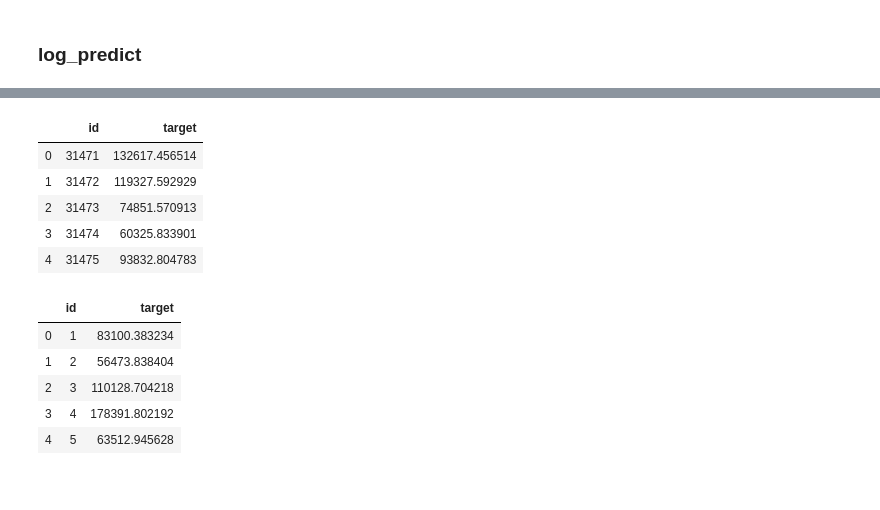
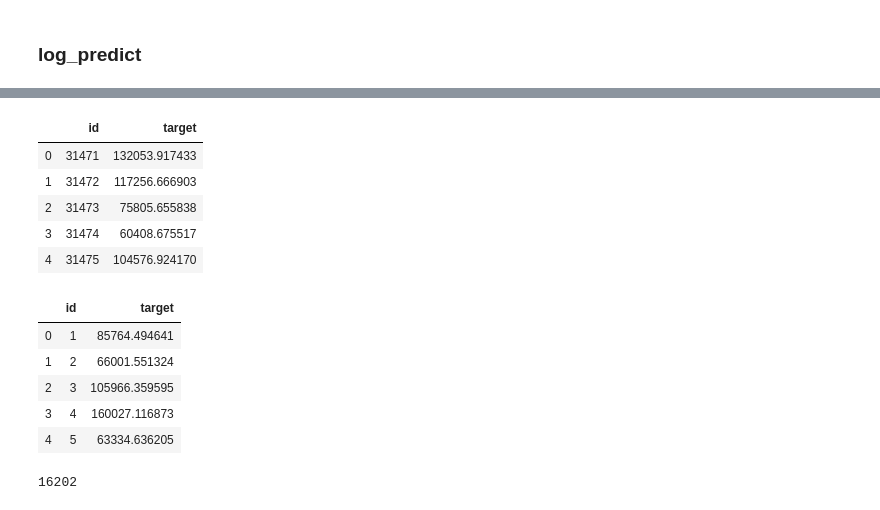
Before and after one commit to zerebom/team-mynabi, a Jupyter notebook: higuchi/1102_add_feature.ipynb, the cells around one changed output, grey strips where cells are left out. Drawn from its saved outputs; the diff is of its cells as text; code cells hidden in the pictures.

```diff
--- a/higuchi/1102_add_feature.ipynb
+++ b/higuchi/1102_add_feature.ipynb
@@ -96,7 +117,7 @@ def target_encoding(train, test, category_col, target_col, func_list):
     return train, test
 
 
-category_col='km_type'
+category_col='km_type_with_age'
 
 target_dict = {category_col: ['mean']}
 target_col = '地価'
@@ -225,7 +246,7 @@ lgbm_x_params['learning_rate']=0.05
 # features =  ['面積','築年数','sta_min','center_dis','L','loc_lat','loc_lon','総階数','畳','所在階','loc_type_地価_mean',
 #              '地価x面積', 'area_diff','area_ratio', 'age_diff', 'age_ratio','area/ageratio', '地価x面積/築年数ratio']
 
-features =  ['面積','築年数','sta_min','center_dis','L','loc_lat','loc_lon','総階数','畳','所在階','km_type_地価_mean', '地価x面積', 'area_diff',
+features =  ['面積','築年数','sta_min','center_dis','L','loc_lat','loc_lon','総階数','畳','所在階','km_type_with_age_地価_mean', '地価x面積', 'area_diff',
        'area_ratio', 'age_diff', 'age_ratio',
        'area/ageratio', '地価x面積/築年数ratio']
 X_train = X_train[features]
@@ -402,15 +411,50 @@ R^2 :  0.9499357284558583
+# %%
+def save_data(train,oof,preds,rmse=20000,name='lgb',submit_dir='./submit',save_dir='./submit'):
+    '''stacking用にtrain,testの予測値を同じ形で保存する
+    from pathlib import Path　がいる
+    predict.csvの情報を記載したcsvも作成する
+    '''
+    submit_dir=Path(submit_dir)
+    save_dir=Path(save_dir)
+    submit_path=submit_dir/'sample_submit.csv'
+    train_id_path=submit_dir/'train_id.csv'
+    pred_path=save_dir/f'submit_{rmse}_{name}.csv'
+    oof_path=save_dir/f'oof_{rmse}_{name}.csv'
+    train_log_path=save_dir/f'pred_log.csv'
+
+    submit = pd.read_csv(submit_path,header=None).rename(columns={0:'id',1:'target'})
+    train_oof=pd.read_csv(train_id_path,header=None).rename(columns={0:'id',1:'target'})
+    submit['target'] = preds
+    train_oof['target']=oof
+    submit.to_csv(pred_path, index=None, header=None)
+    train_oof.to_csv(oof_path, index=None, header=None)
+
+    if train_log_path.is_file():
+        train_log_df=pd.read_csv(train_log_path)
+    else:
+        train_log_df=pd.DataFrame(columns=['path','features','rmse','time'])
+    s=pd.Series([pred_path,','.join(train.columns),rmse,str(datetime.date.today())],index=['path','features','rmse','time'],name=train_log_df.shape[0])
+    train_log_df=train_log_df.append(s)
+    train_log_df.to_csv(train_log_path,index=None)
+
+    display(submit.head())
+    display(train_oof.head())
 # %%
-save_data(X_train,log_lgboof, log_lgbpreds,rmse=LGBM.rmse(),name='log_tika_km_col',save_dir='./stacking')
+save_data(X_train,log_lgboof, log_lgbpreds,rmse=LogLGBM.rmse(),name='log_tika_loc_type2',save_dir='./stacking')
 # %% [output]
 |  | id | target |
-| 0 | 31471 | 132617.456514 |
-| 1 | 31472 | 119327.592929 |
-| 2 | 31473 | 74851.570913 |
-| 3 | 31474 | 60325.833901 |
-| 4 | 31475 | 93832.804783 |
+| 0 | 31471 | 132053.917433 |
+| 1 | 31472 | 117256.666903 |
+| 2 | 31473 | 75805.655838 |
+| 3 | 31474 | 60408.675517 |
+| 4 | 31475 | 104576.924170 |
 |  | id | target |
-| 0 | 1 | 83100.383234 |
-| 1 | 2 | 56473.838404 |
-| 2 | 3 | 110128.704218 |
-| 3 | 4 | 178391.802192 |
-| 4 | 5 | 63512.945628 |
+| 0 | 1 | 85764.494641 |
+| 1 | 2 | 66001.551324 |
+| 2 | 3 | 105966.359595 |
+| 3 | 4 | 160027.116873 |
+| 4 | 5 | 63334.636205 |
+# %%
+LogLGBM.rmse()
+# %% [output]
+16202
```
Also changed, not shown: parts of 12 cells of this notebook.
